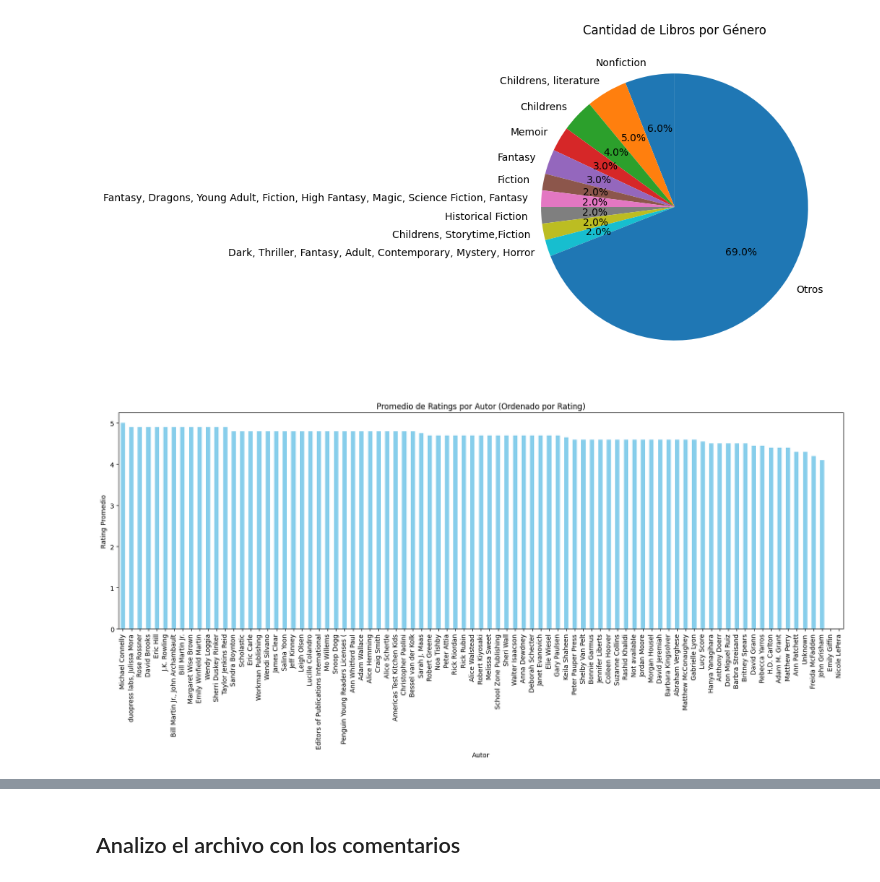
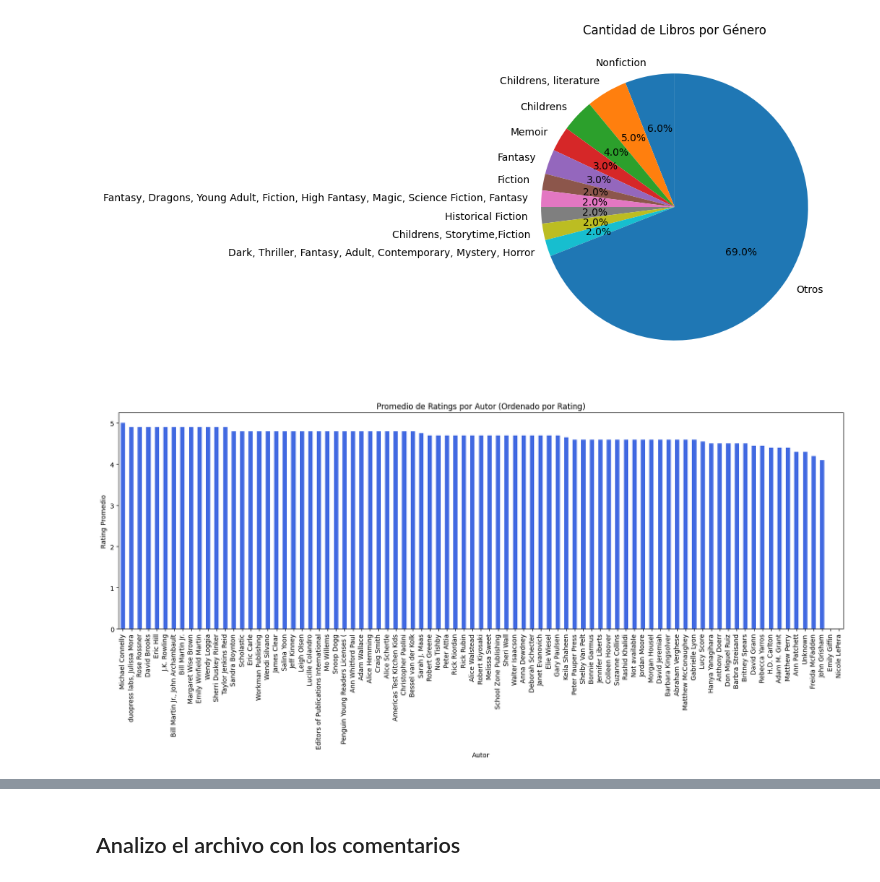
Before and after one commit to dlcastan/ProyectoDSIII, a Jupyter notebook: ProyectoDSIII_Lopez_Castan.ipynb, the cells around one changed output, grey strips where cells are left out. Cells and saved outputs as stored; diff of their text form; code cells hidden in the pictures.

```diff
--- a/ProyectoDSIII_Lopez_Castan.ipynb
+++ b/ProyectoDSIII_Lopez_Castan.ipynb
@@ -435,14 +440,14 @@ plt.show()
 # %%
 # Calcular el promedio de ratings por autor y ordenarlos por rating
 rating_by_author = data_books.groupby('author')['rating'].mean().sort_values(ascending=False)
 
-rating_by_author.plot(kind='bar', figsize=(20, 6), color='skyblue')
+rating_by_author.plot(kind='bar', figsize=(20, 6), color='royalblue')
 plt.title('Promedio de Ratings por Autor (Ordenado por Rating)')
 plt.xlabel('Autor')
 plt.ylabel('Rating Promedio')
 plt.show()
 # %% [output]
-[figure, old version]
+[figure, new version]
 # %%
 # Cantidad de libros por año de publicación
 books_per_year = data_books['year of publication'].value_counts().sort_index()
```
Also changed, not shown: parts of 44 cells of this notebook.
